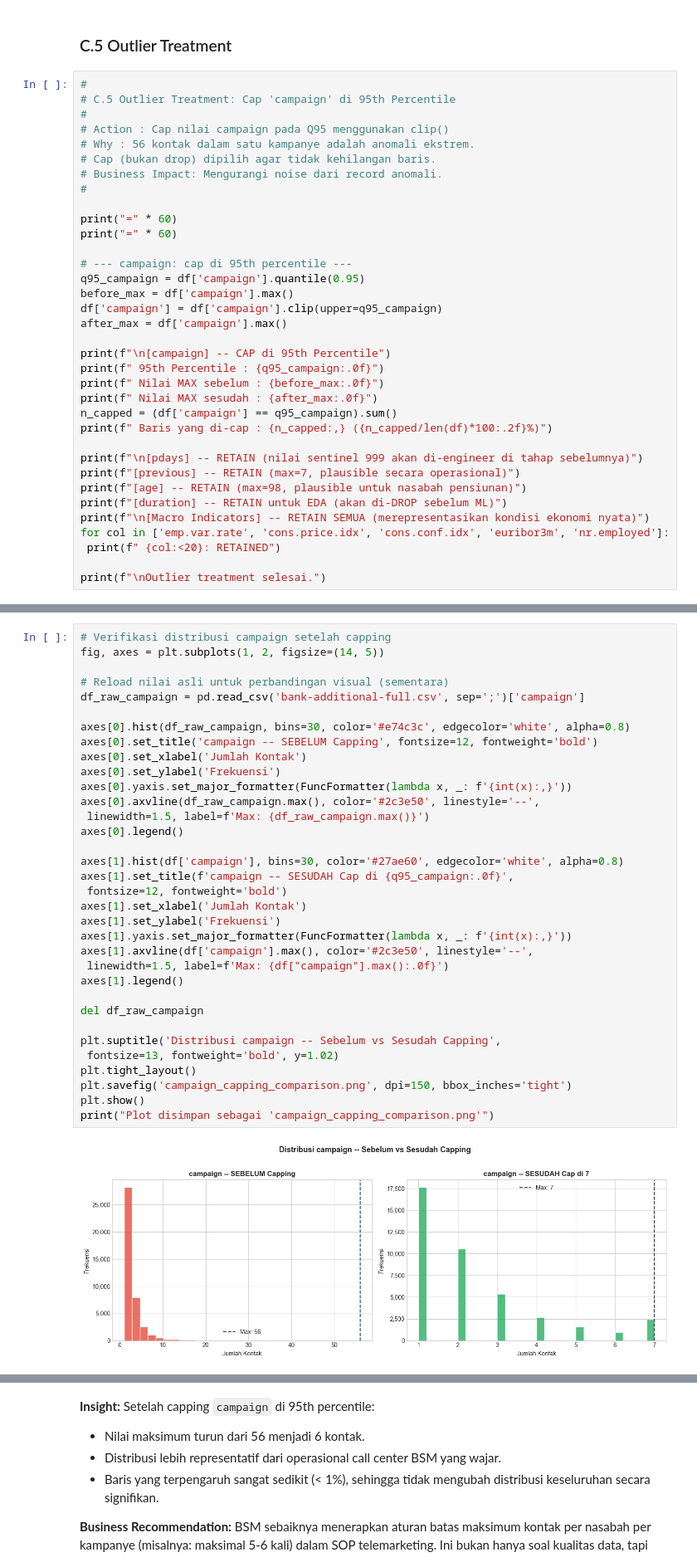
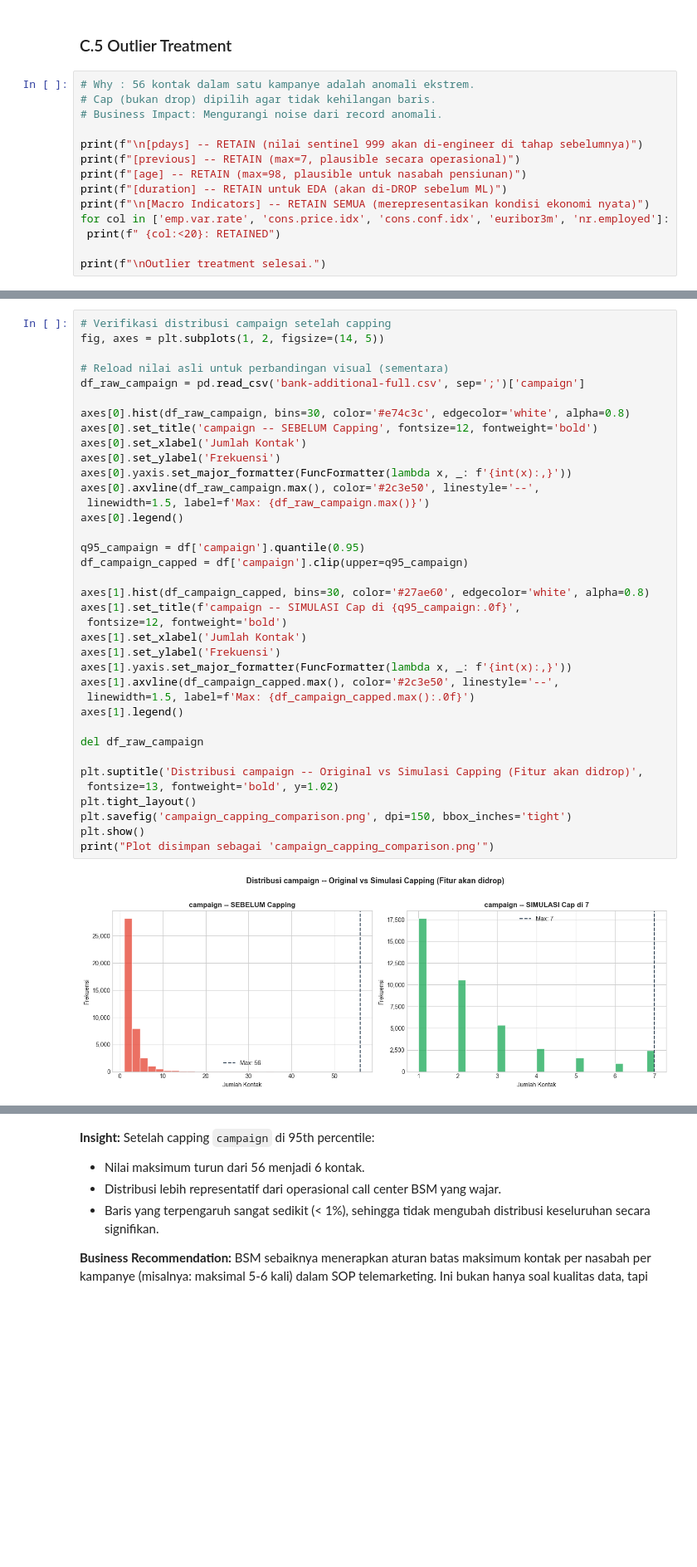
Before and after one commit to ravasrgh/bank-marketing-campaign-predictive-analytics, a Jupyter notebook: BSM_Bank_Marketing_FinalProject.ipynb, the cells around one changed output, grey strips where cells are left out. Shown at 83% size. Cells and saved outputs as stored; diff of their text form; blank space fills up the shorter version.

```diff
--- a/BSM_Bank_Marketing_FinalProject.ipynb
+++ b/BSM_Bank_Marketing_FinalProject.ipynb
@@ -1083,30 +1089,9 @@ Plot disimpan sebagai 'outlier_distributions.png'
 # %% [markdown]
 ### C.5 Outlier Treatment
 # %%
-#
-# C.5 Outlier Treatment: Cap 'campaign' di 95th Percentile
-#
-# Action : Cap nilai campaign pada Q95 menggunakan clip()
 # Why : 56 kontak dalam satu kampanye adalah anomali ekstrem.
 # Cap (bukan drop) dipilih agar tidak kehilangan baris.
 # Business Impact: Mengurangi noise dari record anomali.
-#
-
-print("=" * 60)
-print("=" * 60)
-
-# --- campaign: cap di 95th percentile ---
-q95_campaign = df['campaign'].quantile(0.95)
-before_max = df['campaign'].max()
-df['campaign'] = df['campaign'].clip(upper=q95_campaign)
-after_max = df['campaign'].max()
-
-print(f"\n[campaign] -- CAP di 95th Percentile")
-print(f" 95th Percentile : {q95_campaign:.0f}")
-print(f" Nilai MAX sebelum : {before_max:.0f}")
-print(f" Nilai MAX sesudah : {after_max:.0f}")
-n_capped = (df['campaign'] == q95_campaign).sum()
-print(f" Baris yang di-cap : {n_capped:,} ({n_capped/len(df)*100:.2f}%)")
 
 print(f"\n[pdays] -- RETAIN (nilai sentinel 999 akan di-engineer di tahap sebelumnya)")
 print(f"[previous] -- RETAIN (max=7, plausible secara operasional)")
@@ -1138,39 +1119,42 @@ Outlier treatment selesai.
 # %%
 # Verifikasi distribusi campaign setelah capping
 fig, axes = plt.subplots(1, 2, figsize=(14, 5))
 
 # Reload nilai asli untuk perbandingan visual (sementara)
 df_raw_campaign = pd.read_csv('bank-additional-full.csv', sep=';')['campaign']
 
 axes[0].hist(df_raw_campaign, bins=30, color='#e74c3c', edgecolor='white', alpha=0.8)
 axes[0].set_title('campaign -- SEBELUM Capping', fontsize=12, fontweight='bold')
 axes[0].set_xlabel('Jumlah Kontak')
 axes[0].set_ylabel('Frekuensi')
 axes[0].yaxis.set_major_formatter(FuncFormatter(lambda x, _: f'{int(x):,}'))
 axes[0].axvline(df_raw_campaign.max(), color='#2c3e50', linestyle='--',
  linewidth=1.5, label=f'Max: {df_raw_campaign.max()}')
 axes[0].legend()
 
-axes[1].hist(df['campaign'], bins=30, color='#27ae60', edgecolor='white', alpha=0.8)
-axes[1].set_title(f'campaign -- SESUDAH Cap di {q95_campaign:.0f}',
+q95_campaign = df['campaign'].quantile(0.95)
+df_campaign_capped = df['campaign'].clip(upper=q95_campaign)
+
+axes[1].hist(df_campaign_capped, bins=30, color='#27ae60', edgecolor='white', alpha=0.8)
+axes[1].set_title(f'campaign -- SIMULASI Cap di {q95_campaign:.0f}',
  fontsize=12, fontweight='bold')
 axes[1].set_xlabel('Jumlah Kontak')
 axes[1].set_ylabel('Frekuensi')
 axes[1].yaxis.set_major_formatter(FuncFormatter(lambda x, _: f'{int(x):,}'))
-axes[1].axvline(df['campaign'].max(), color='#2c3e50', linestyle='--',
- linewidth=1.5, label=f'Max: {df["campaign"].max():.0f}')
+axes[1].axvline(df_campaign_capped.max(), color='#2c3e50', linestyle='--',
+ linewidth=1.5, label=f'Max: {df_campaign_capped.max():.0f}')
 axes[1].legend()
 
 del df_raw_campaign
 
-plt.suptitle('Distribusi campaign -- Sebelum vs Sesudah Capping',
+plt.suptitle('Distribusi campaign -- Original vs Simulasi Capping (Fitur akan didrop)',
  fontsize=13, fontweight='bold', y=1.02)
 plt.tight_layout()
 plt.savefig('campaign_capping_comparison.png', dpi=150, bbox_inches='tight')
 plt.show()
 print("Plot disimpan sebagai 'campaign_capping_comparison.png'")
 # %% [output]
-[figure, old version]
+[figure, new version]
 Plot disimpan sebagai 'campaign_capping_comparison.png'
 # %% [markdown]
 **Insight:** Setelah capping `campaign` di 95th percentile:
```
Also changed, not shown: parts of 28 cells of this notebook, 3 other files.
